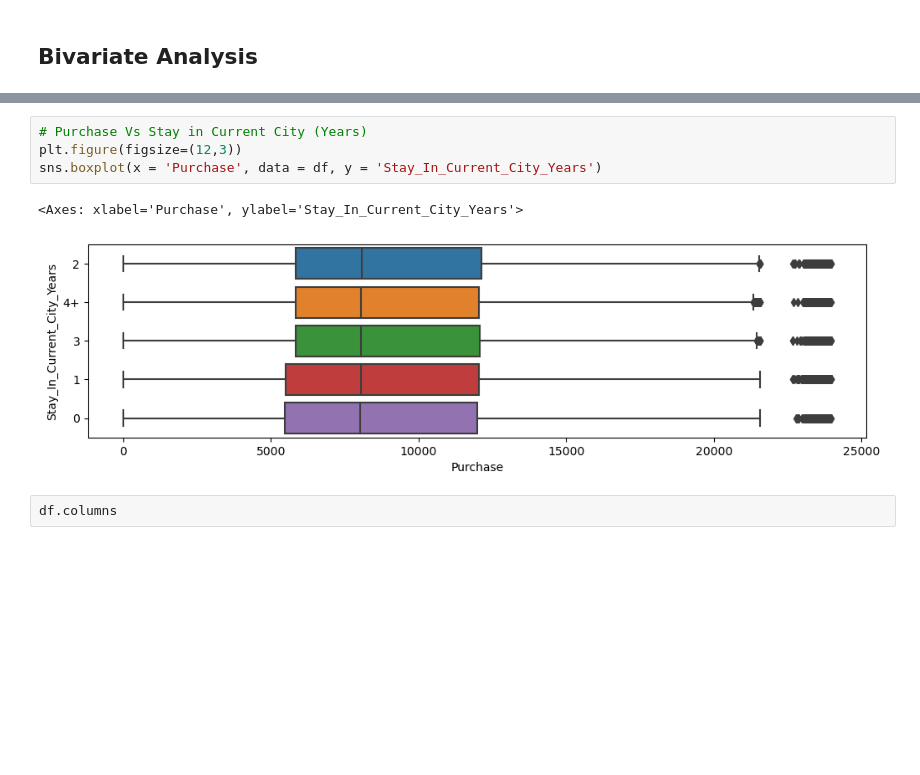
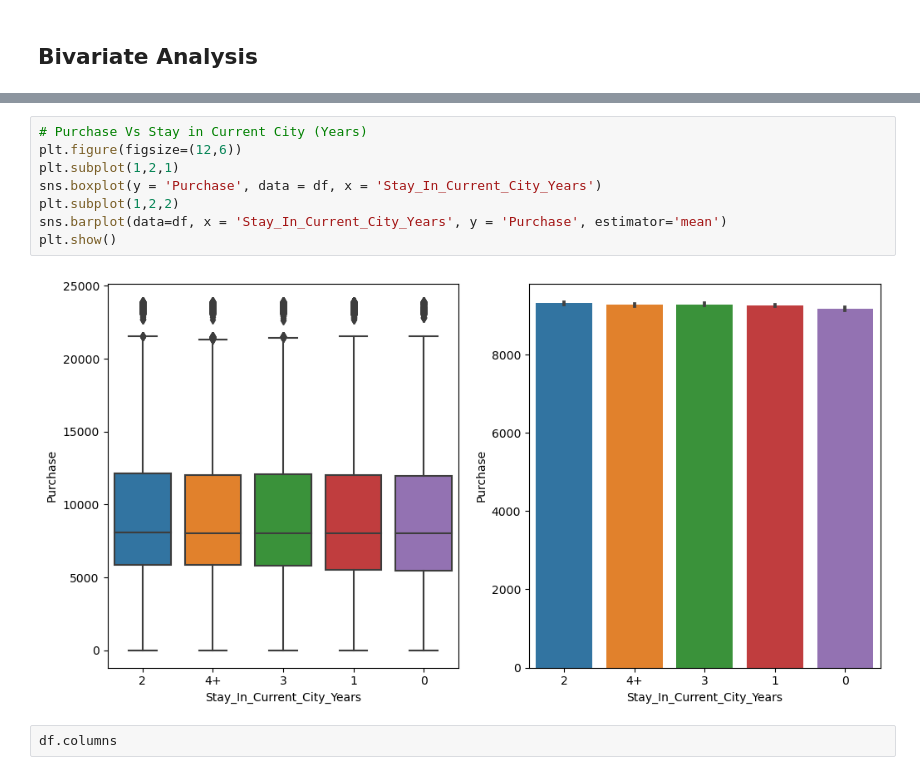
Before and after one commit to muthuganeshece/Business-Case-Study, a Jupyter notebook: Walmart/Notebook/Walmart_CLT.ipynb, the cells around one changed output, grey strips where cells are left out. Cells and saved outputs as stored; diff of their text form; blank space fills up the shorter version.

```diff
--- a/Walmart/Notebook/Walmart_CLT.ipynb
+++ b/Walmart/Notebook/Walmart_CLT.ipynb
@@ -126,10 +133,13 @@ sns.boxplot(x = 'Purchase', data = df, y = 'Age')
 # %%
 # Purchase Vs Stay in Current City (Years)
-plt.figure(figsize=(12,3))
-sns.boxplot(x = 'Purchase', data = df, y = 'Stay_In_Current_City_Years')
+plt.figure(figsize=(12,6))
+plt.subplot(1,2,1)
+sns.boxplot(y = 'Purchase', data = df, x = 'Stay_In_Current_City_Years')
+plt.subplot(1,2,2)
+sns.barplot(data=df, x = 'Stay_In_Current_City_Years', y = 'Purchase', estimator='mean')
+plt.show()
 # %% [output]
-<Axes: xlabel='Purchase', ylabel='Stay_In_Current_City_Years'>
-[figure, old version]
+[figure, new version]
 # %%
 df.columns
 # %% [output]
```
Also changed, not shown: parts of 4 cells of this notebook.
